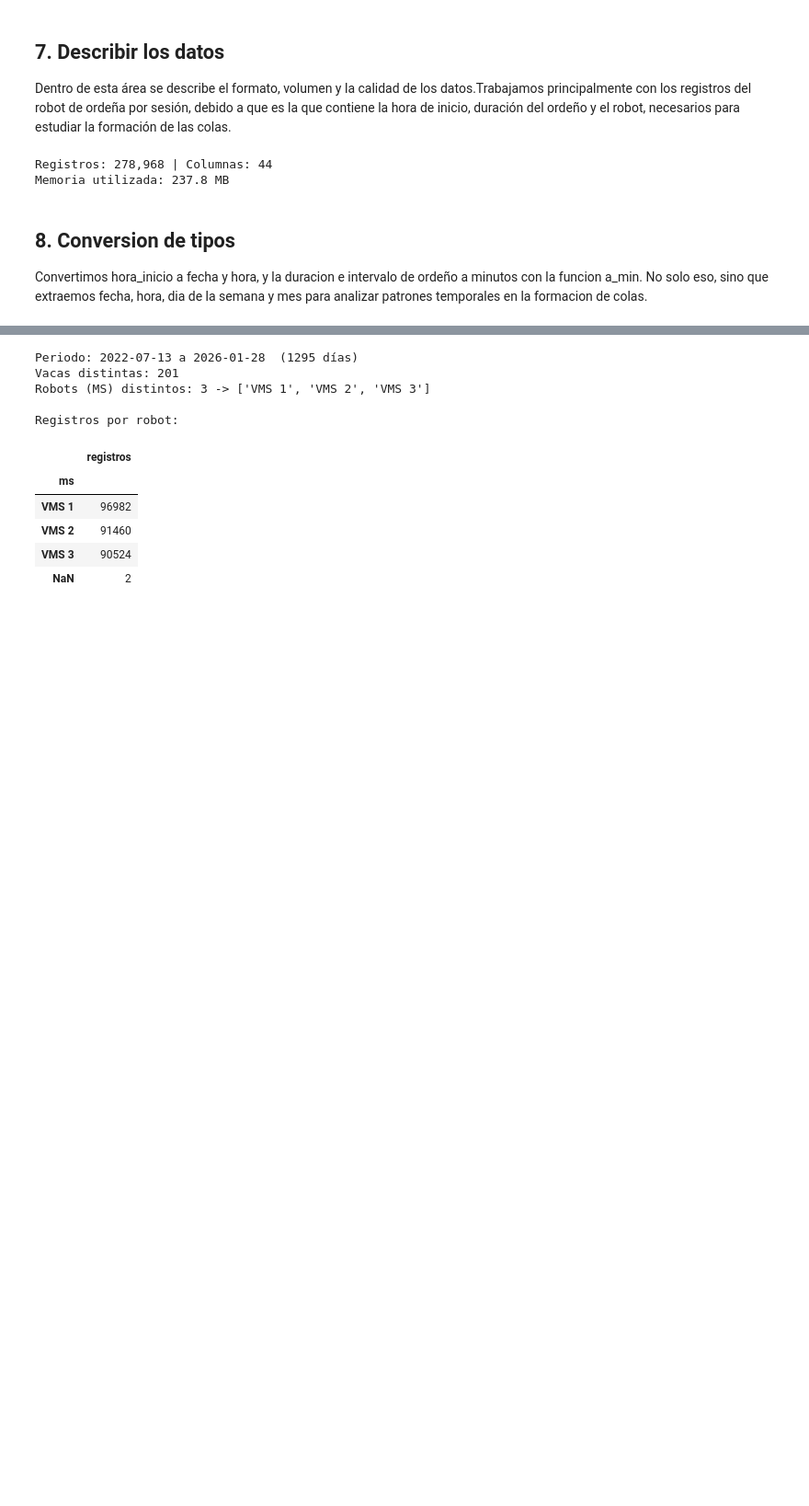
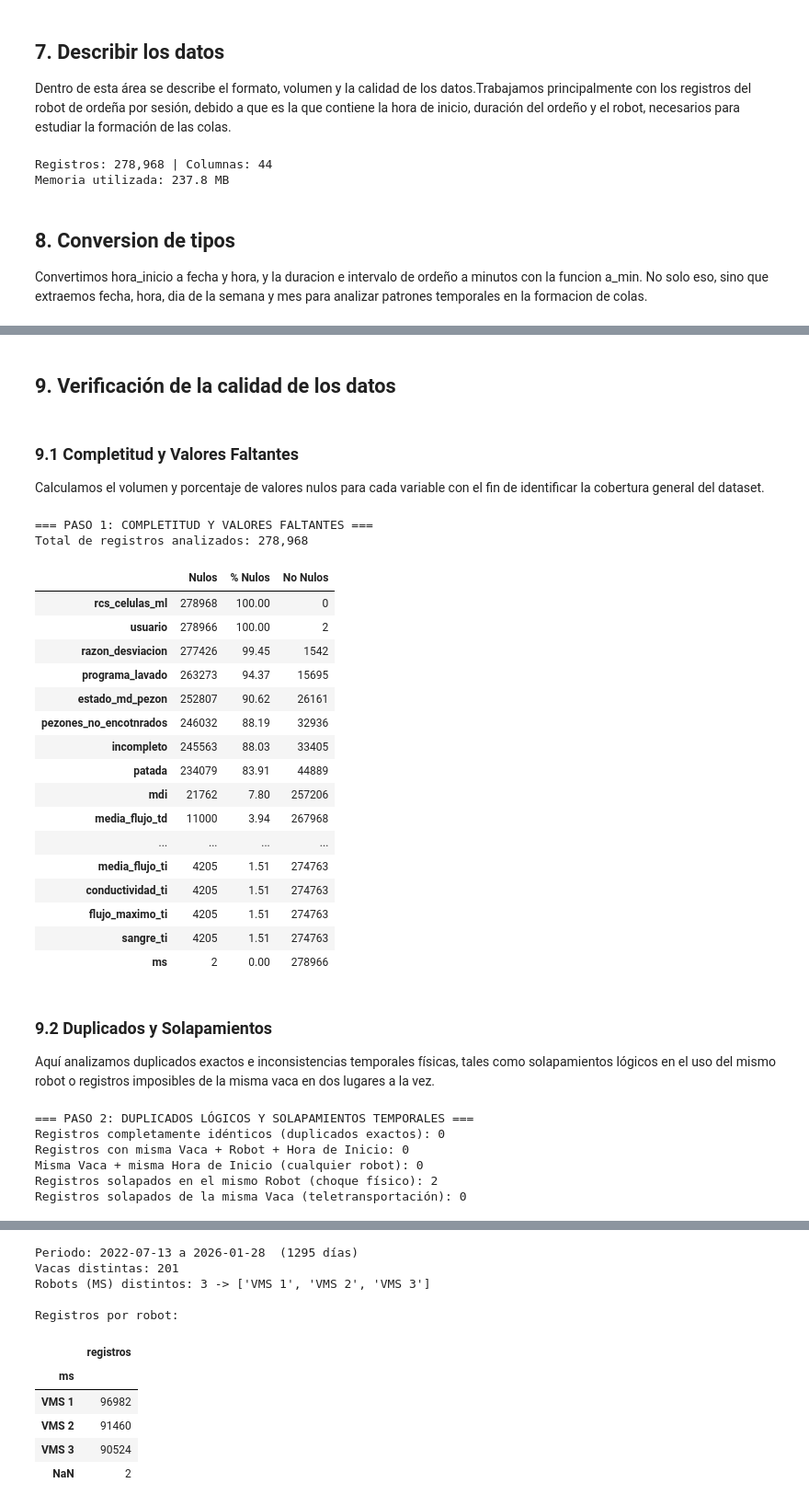
Before and after one commit to kamimartinez/VMS-prediction, a Jupyter notebook: DataUnderstanding.ipynb, the cells around one changed output, grey strips where cells are left out. Shown at 92% size. Drawn from its saved outputs; the diff is of its cells as text; code cells hidden in the pictures; blank space fills up the shorter version.

Commit message:
feat: data quality verification

```diff
--- a/DataUnderstanding.ipynb
+++ b/DataUnderstanding.ipynb
@@ -436,0 +437,75 @@ Intervalos no convertibles: 0
+# %% [markdown]
+## 9. Verificación de la calidad de los datos
+# %% [markdown]
+### 9.1 Completitud y Valores Faltantes
+Calculamos el volumen y porcentaje de valores nulos para cada variable con el fin de identificar la cobertura general del dataset.
+# %%
+print("=== PASO 1: COMPLETITUD Y VALORES FALTANTES ===")
+total_filas = len(df)
+completitud = pd.DataFrame({
+    'Nulos': df.isna().sum(),
+    '% Nulos': (df.isna().sum() / total_filas * 100).round(2),
+    'No Nulos': df.notna().sum()
+}).sort_values(by='% Nulos', ascending=False)
+
+print(f"Total de registros analizados: {total_filas:,}")
+display(completitud[completitud['Nulos'] > 0])
+# %% [output]
+=== PASO 1: COMPLETITUD Y VALORES FALTANTES ===
+Total de registros analizados: 278,968
+|  | Nulos | % Nulos | No Nulos |
+| rcs_celulas_ml | 278968 | 100.00 | 0 |
+| usuario | 278966 | 100.00 | 2 |
+| razon_desviacion | 277426 | 99.45 | 1542 |
+| programa_lavado | 263273 | 94.37 | 15695 |
+| estado_md_pezon | 252807 | 90.62 | 26161 |
+| pezones_no_encotnrados | 246032 | 88.19 | 32936 |
+| incompleto | 245563 | 88.03 | 33405 |
+| patada | 234079 | 83.91 | 44889 |
+| mdi | 21762 | 7.80 | 257206 |
+| media_flujo_td | 11000 | 3.94 | 267968 |
+| ... | ... | ... | ... |
+| media_flujo_ti | 4205 | 1.51 | 274763 |
+| conductividad_ti | 4205 | 1.51 | 274763 |
+| flujo_maximo_ti | 4205 | 1.51 | 274763 |
+| sangre_ti | 4205 | 1.51 | 274763 |
+| ms | 2 | 0.00 | 278966 |
+# %% [markdown]
+### 9.2 Duplicados y Solapamientos
+Aquí analizamos duplicados exactos e inconsistencias temporales físicas, tales
+como solapamientos lógicos en el uso del mismo robot o registros imposibles de la misma vaca en dos lugares a la vez.
+# %%
+print("=== PASO 2: DUPLICADOS LÓGICOS Y SOLAPAMIENTOS TEMPORALES ===")
+dups_exactos = df.duplicated().sum()
+dups_clave = df.duplicated(subset=['id_vaca', 'ms', 'hora_inicio']).sum()
+
+print(f"Registros completamente idénticos (duplicados exactos): {dups_exactos:,}")
+print(f"Registros con misma Vaca + Robot + Hora de Inicio: {dups_clave:,}")
+
+# Análisis de ventanas de tiempo físicas y solapamientos (Restricciones biológicas)
+df_temp_time = df.dropna(subset=['hora_inicio', 'ms', 'duracion_min']).sort_values('hora_inicio').copy()
+df_temp_time['hora_fin'] = df_temp_time['hora_inicio'] + pd.to_timedelta(df_temp_time['duracion_min'], unit='m')
+
+# 1. Registros con misma Vaca y misma Hora de Inicio
+dups_vaca_hora = df_temp_time.duplicated(subset=['id_vaca', 'hora_inicio']).sum()
+
+# 2. Solapamientos en el mismo Robot
+df_temp_time = df_temp_time.sort_values(['ms', 'hora_inicio'])
+df_temp_time['fin_anterior_ms'] = df_temp_time.groupby('ms')['hora_fin'].shift(1)
+solapados_robot = (df_temp_time['hora_inicio'] < df_temp_time['fin_anterior_ms']).sum()
+
+# 3. Solapamientos de la misma Vaca (teletransportación)
+df_temp_time = df_temp_time.sort_values(['id_vaca', 'hora_inicio'])
+df_temp_time['fin_anterior_vaca'] = df_temp_time.groupby('id_vaca')['hora_fin'].shift(1)
+solapados_vaca = (df_temp_time['hora_inicio'] < df_temp_time['fin_anterior_vaca']).sum()
+
+print(f"Misma Vaca + misma Hora de Inicio (cualquier robot): {dups_vaca_hora:,}")
+print(f"Registros solapados en el mismo Robot (choque físico): {solapados_robot:,}")
+print(f"Registros solapados de la misma Vaca (teletransportación): {solapados_vaca:,}")
+# %% [output]
+=== PASO 2: DUPLICADOS LÓGICOS Y SOLAPAMIENTOS TEMPORALES ===
+Registros completamente idénticos (duplicados exactos): 0
+Registros con misma Vaca + Robot + Hora de Inicio: 0
+Misma Vaca + misma Hora de Inicio (cualquier robot): 0
+Registros solapados en el mismo Robot (choque físico): 2
+Registros solapados de la misma Vaca (teletransportación): 0
```
Also changed, not shown: parts of 34 cells of this notebook.
